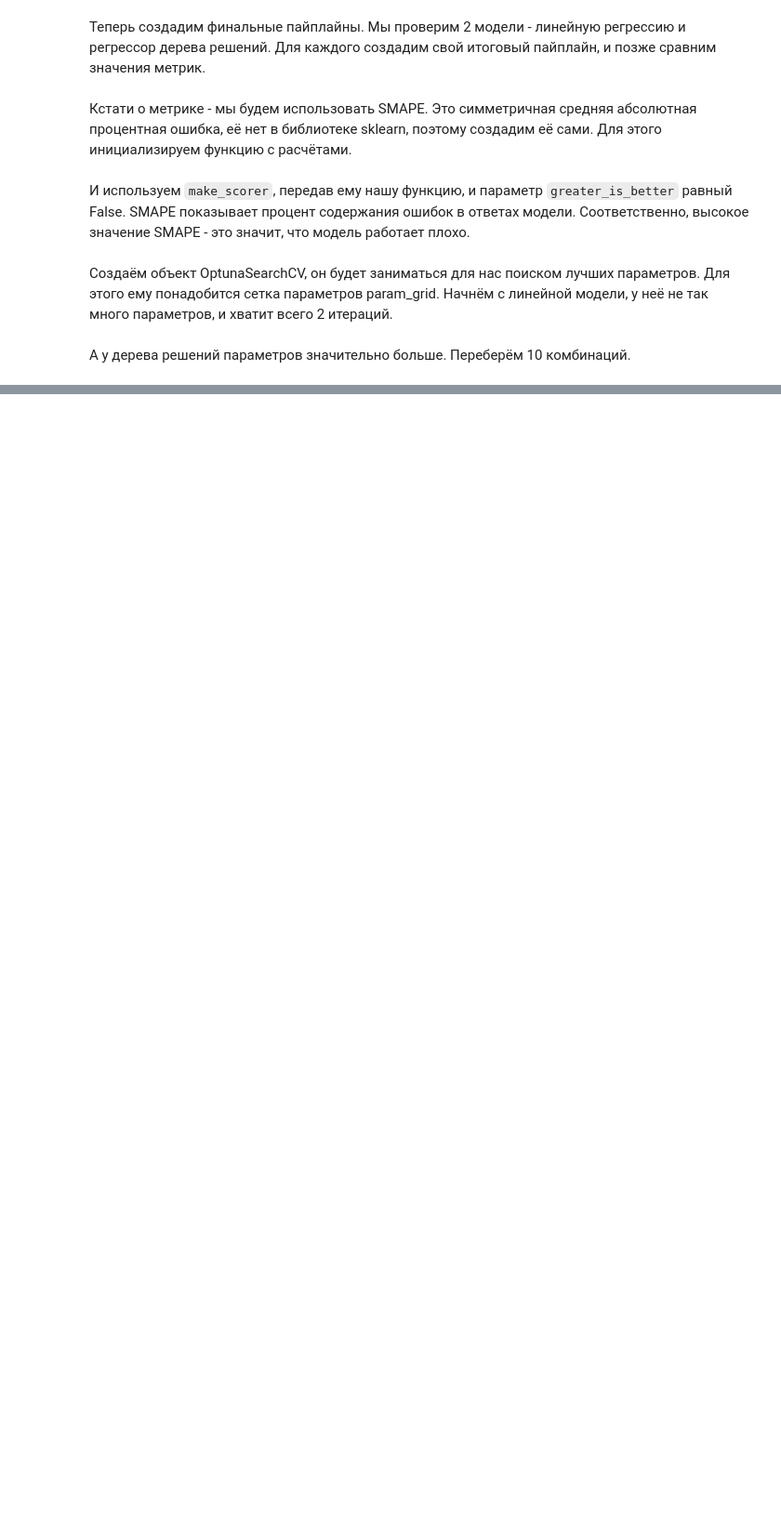
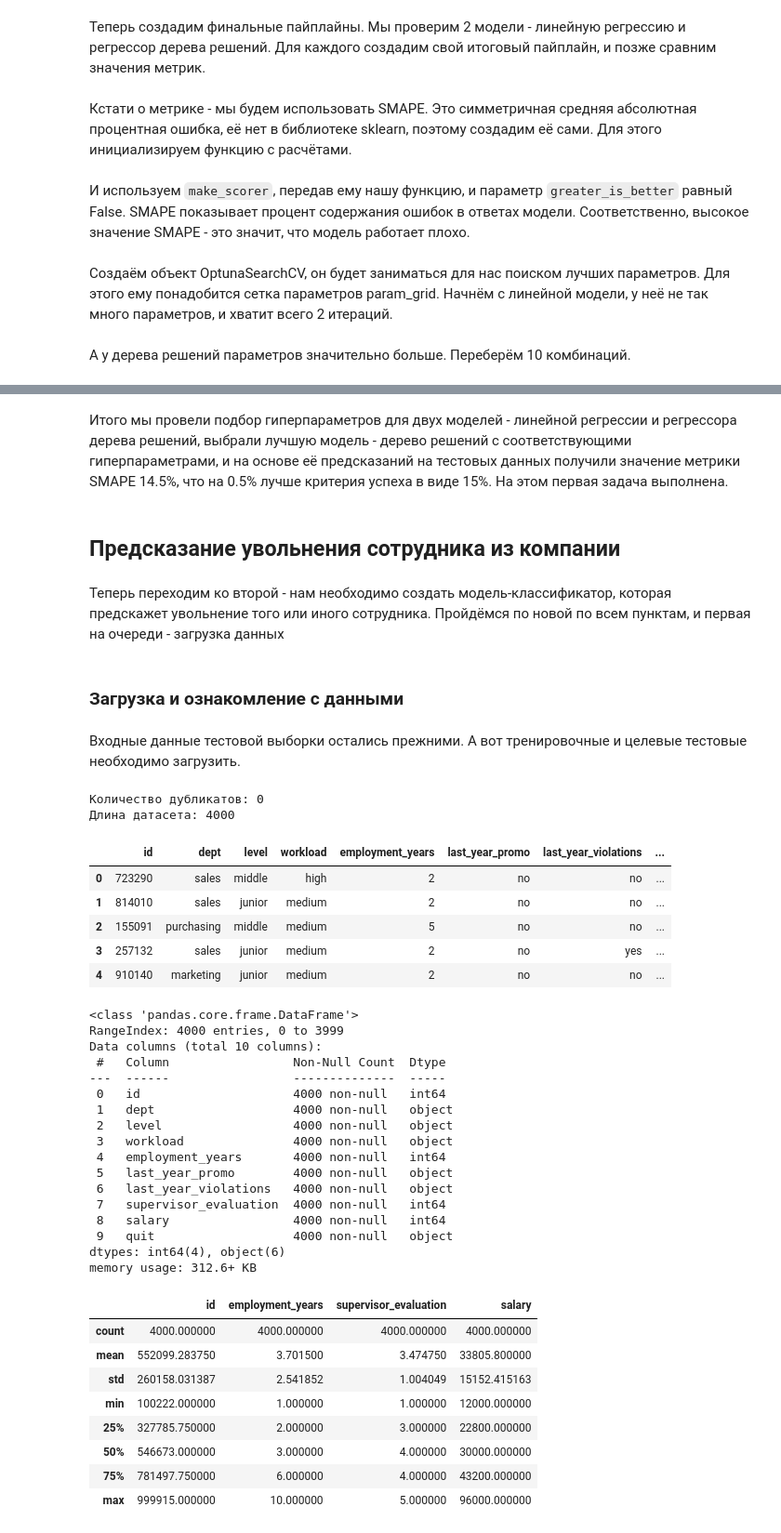
Before and after one commit to Maksim1004/data_science_studying, a Jupyter notebook: hr_analytics.ipynb, the cells around one changed output, grey strips where cells are left out. Shown at 93% size. Saved outputs shown, nothing was run; the diff lists cells and outputs as text; code cells hidden in the pictures; blank space fills up the shorter version.

Commit message:
Исправил проверку качества на тестовых данных, получил действительное значение метрики, закончил с первой моделью, оформил выводы, загрузил данные для следующей модели.

```diff
--- a/hr_analytics.ipynb
+++ b/hr_analytics.ipynb
@@ -460,0 +497,51 @@ smape(y_test_sat['job_satisfaction_rate'], cval_tree.predict(X_test.drop('id', a
+# %% [markdown]
+Итого мы провели подбор гиперпараметров для двух моделей - линейной регрессии и регрессора дерева решений, выбрали лучшую модель - дерево решений с соответствующими гиперпараметрами, и на основе её предсказаний на тестовых данных получили значение метрики SMAPE 14.5%, что на 0.5% лучше критерия успеха в виде 15%. На этом первая задача выполнена.
+# %% [markdown]
+## Предсказание увольнения сотрудника из компании
+# %% [markdown]
+Теперь переходим ко второй - нам необходимо создать модель-классификатор, которая предскажет увольнение того или иного сотрудника. Пройдёмся по новой по всем пунктам, и первая на очереди - загрузка данных
+# %% [markdown]
+### Загрузка и ознакомление с данными
+# %% [markdown]
+Входные данные тестовой выборки остались прежними. А вот тренировочные и целевые тестовые необходимо загрузить.
+# %%
+try:
+    ds_train_ret = pd.read_csv('/datasets/train_quit.csv')
+except:
+    ds_train_ret = pd.read_csv('datasets/train_quit.csv')
+dataset_info(ds_train_ret)
+# %% [output]
+Количество дубликатов: 0
+Длина датасета: 4000
+|  | id | dept | level | workload | employment_years | last_year_promo | last_year_violations | ... |
+| 0 | 723290 | sales | middle | high | 2 | no | no | ... |
+| 1 | 814010 | sales | junior | medium | 2 | no | no | ... |
+| 2 | 155091 | purchasing | middle | medium | 5 | no | no | ... |
+| 3 | 257132 | sales | junior | medium | 2 | no | yes | ... |
+| 4 | 910140 | marketing | junior | medium | 2 | no | no | ... |
+<class 'pandas.core.frame.DataFrame'>
+RangeIndex: 4000 entries, 0 to 3999
+Data columns (total 10 columns):
+ #   Column                 Non-Null Count  Dtype
+---  ------                 --------------  -----
+ 0   id                     4000 non-null   int64
+ 1   dept                   4000 non-null   object
+ 2   level                  4000 non-null   object
+ 3   workload               4000 non-null   object
+ 4   employment_years       4000 non-null   int64
+ 5   last_year_promo        4000 non-null   object
+ 6   last_year_violations   4000 non-null   object
+ 7   supervisor_evaluation  4000 non-null   int64
+ 8   salary                 4000 non-null   int64
+ 9   quit                   4000 non-null   object
+dtypes: int64(4), object(6)
+memory usage: 312.6+ KB
+|  | id | employment_years | supervisor_evaluation | salary |
+| count | 4000.000000 | 4000.000000 | 4000.000000 | 4000.000000 |
+| mean | 552099.283750 | 3.701500 | 3.474750 | 33805.800000 |
+| std | 260158.031387 | 2.541852 | 1.004049 | 15152.415163 |
+| min | 100222.000000 | 1.000000 | 1.000000 | 12000.000000 |
+| 25% | 327785.750000 | 2.000000 | 3.000000 | 22800.000000 |
+| 50% | 546673.000000 | 3.000000 | 4.000000 | 30000.000000 |
+| 75% | 781497.750000 | 6.000000 | 4.000000 | 43200.000000 |
+| max | 999915.000000 | 10.000000 | 5.000000 | 96000.000000 |
```
Also changed, not shown: parts of 22 cells of this notebook.
